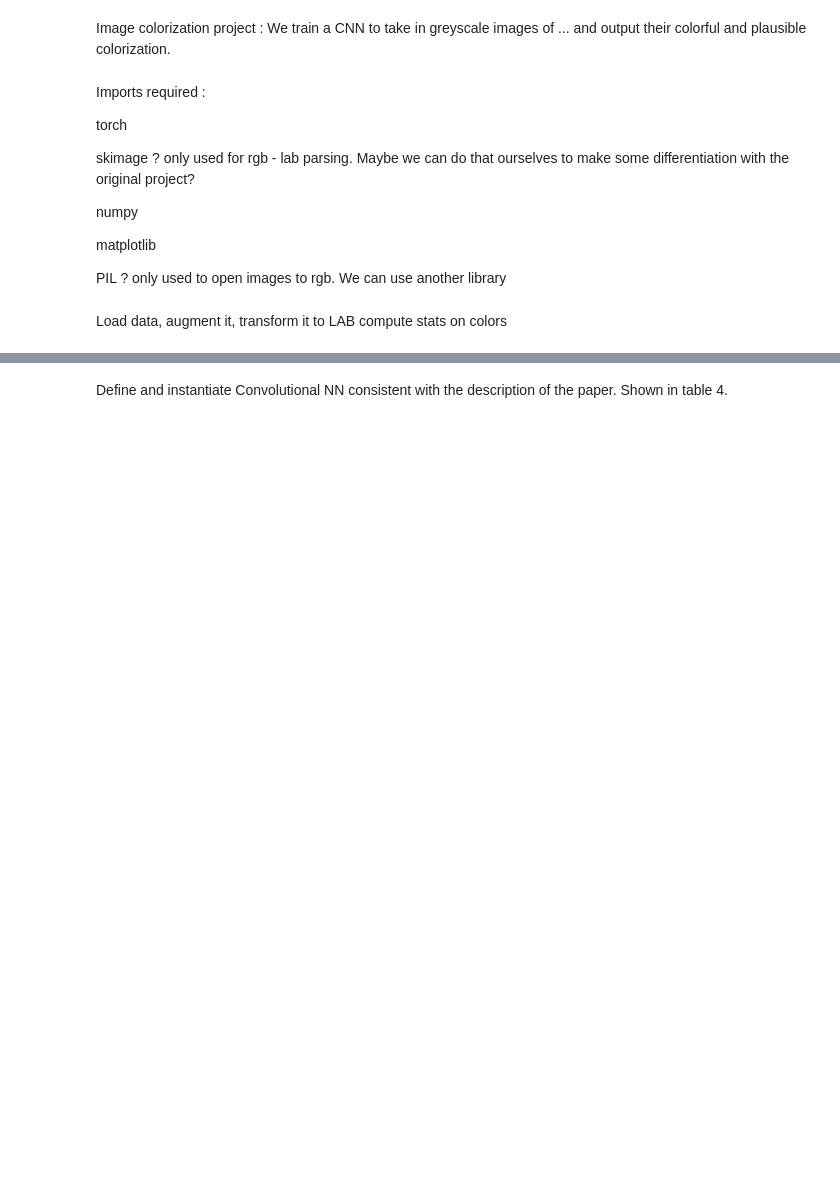
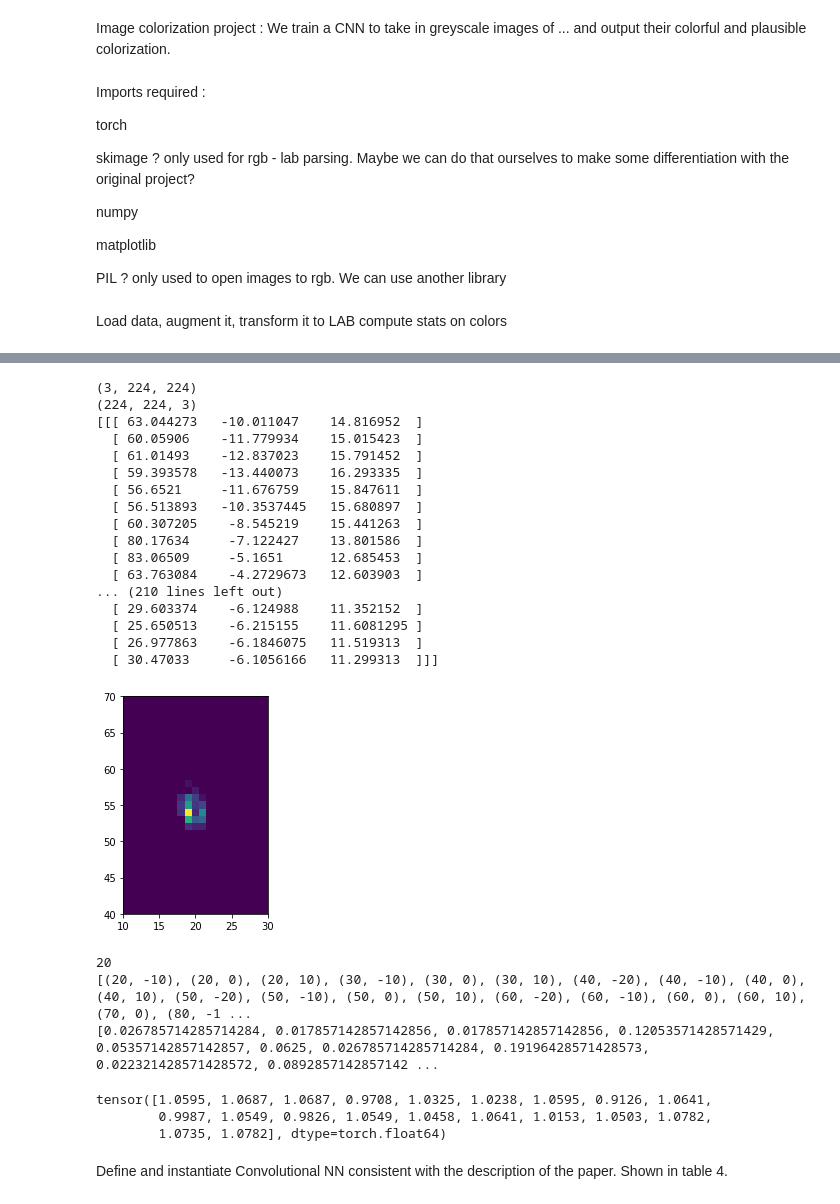
Before and after one commit to AurelienBernardP/DL-image-colorization, a Jupyter notebook: image-colorization.ipynb, the cells around one changed output, grey strips where cells are left out. Cells and saved outputs as stored; diff of their text form; code cells hidden in the pictures; blank space fills up the shorter version.

Commit message:
Test color statistic computation with a LAB img

```diff
--- a/image-colorization.ipynb
+++ b/image-colorization.ipynb
@@ -77,8 +115,11 @@ def getColorValue(i,j,gridSize):
 #Color stats
 
 # need dataset express like that: list of images (as tensor) with dim H x W x 2 ...
-images = [np.random.rand(3,3,2) * 100]
-print(images)
+image_test = rgb2lab(img2) # need to change dim order of color stat code... ?
+#images = [np.random.rand(3,3,2) * 100]
+images = [image_test[:][:][1:2]]
+print(image_test.shape)
+print(images[0])
 
 # Initiate the proba distribution of ab pairs in the images dataset (discretised).
 gridSize = 10
@@ -92,34 +133,58 @@ for image in images:
             (a,b) = getDiscretisedColor(image[h][w][0],image[h][w][1],gridSize)
             (i,j) = getMatrixIndex(a,b,gridSize)
             colorProbabilities[i][j] += 1
             nbOfAnalysedPixels += 1
 colorProbabilities = colorProbabilities / nbOfAnalysedPixels
 
 # Smooth the proba distribution of the ab pairs in the images dataset.
 sigma = 5 # gaussian kernel parameter
-colorProbabilities = gaussian_filter(colorProbabilities, sigma=sigma) # is it ok ? add a lot of value in gamut... take proba treshold ?
+#colorProbabilities = gaussian_filter(colorProbabilities, sigma=sigma) # is it ok ? add a lot of value in gamut... take proba treshold ?
 
 # + display distribution in 2d plot ? like in paper (here, very simple)
 plt.imshow(colorProbabilities, interpolation='none')
+plt.xlim(10, 30) # need to be dynamic !
+plt.ylim(40, 70)
 plt.show()
 
 # Get the vector of proba of ab pairs that are "in gamut"
 inGamutColors = []
 inGamutColorsProbas = []
 for i in range (colorProbabilities.shape[0]):
     for j in range (colorProbabilities.shape[1]):
         currentColorPorba = colorProbabilities[i][j]
         if currentColorPorba >= 0.001: # put a treshold ? if we use smoothing
             (a,b) = getColorValue(i,j,gridSize)
             inGamutColors.append((a,b))
             inGamutColorsProbas.append(currentColorPorba)
 
 Q = len(inGamutColors)
 p_smooth = torch.tensor(inGamutColorsProbas)
 print(Q)
 print(inGamutColors)
 print(inGamutColorsProbas)
 Q = 1 # to remove
+# %% [output]
+(3, 224, 224)
+(224, 224, 3)
+[[[ 63.044273   -10.011047    14.816952  ]
+  [ 60.05906    -11.779934    15.015423  ]
+  [ 61.01493    -12.837023    15.791452  ]
+  [ 59.393578   -13.440073    16.293335  ]
+  [ 56.6521     -11.676759    15.847611  ]
+  [ 56.513893   -10.3537445   15.680897  ]
+  [ 60.307205    -8.545219    15.441263  ]
+  [ 80.17634     -7.122427    13.801586  ]
+  [ 83.06509     -5.1651      12.685453  ]
+  [ 63.763084    -4.2729673   12.603903  ]
+... (210 lines left out)
+  [ 29.603374    -6.124988    11.352152  ]
+  [ 25.650513    -6.215155    11.6081295 ]
+  [ 26.977863    -6.1846075   11.519313  ]
+  [ 30.47033     -6.1056166   11.299313  ]]]
+[figure, added]
+20
+[(20, -10), (20, 0), (20, 10), (30, -10), (30, 0), (30, 10), (40, -20), (40, -10), (40, 0), (40, 10), (50, -20), (50, -10), (50, 0), (50, 10), (60, -20), (60, -10), (60, 0), (60, 10), (70, 0), (80, -1 ...
+[0.026785714285714284, 0.017857142857142856, 0.017857142857142856, 0.12053571428571429, 0.05357142857142857, 0.0625, 0.026785714285714284, 0.19196428571428573, 0.022321428571428572, 0.0892857142857142 ...
 # %%
 #Define pixel weight vector (class rebalancing)
 
@@ -136,6 +201,12 @@ pixelsWeights = torch.reciprocal((1 - lambda_uniform) * p_smooth + lambda_unifor
 E_W = torch.sum(p_smooth * pixelsWeights)
 scale_factor = 1 / E_W
 pixelsWeights = scale_factor * pixelsWeights
+
+print(pixelsWeights)
+# %% [output]
+tensor([1.0595, 1.0687, 1.0687, 0.9708, 1.0325, 1.0238, 1.0595, 0.9126, 1.0641,
+        0.9987, 1.0549, 0.9826, 1.0549, 1.0458, 1.0641, 1.0153, 1.0503, 1.0782,
+        1.0735, 1.0782], dtype=torch.float64)
 # %% [markdown]
 Define and instantiate Convolutional NN consistent with the description of the paper. Shown in table 4.
 # %%
```
Also changed, not shown: parts of 3 cells of this notebook.
